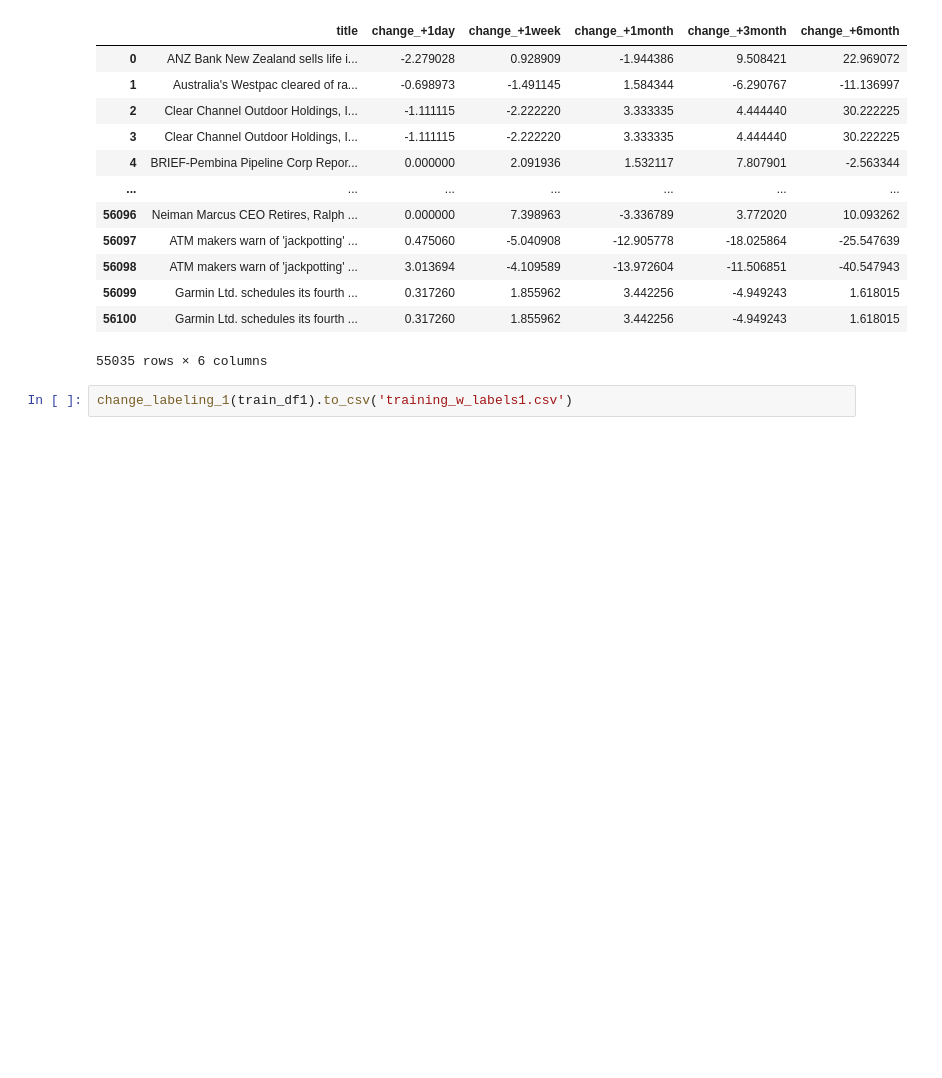
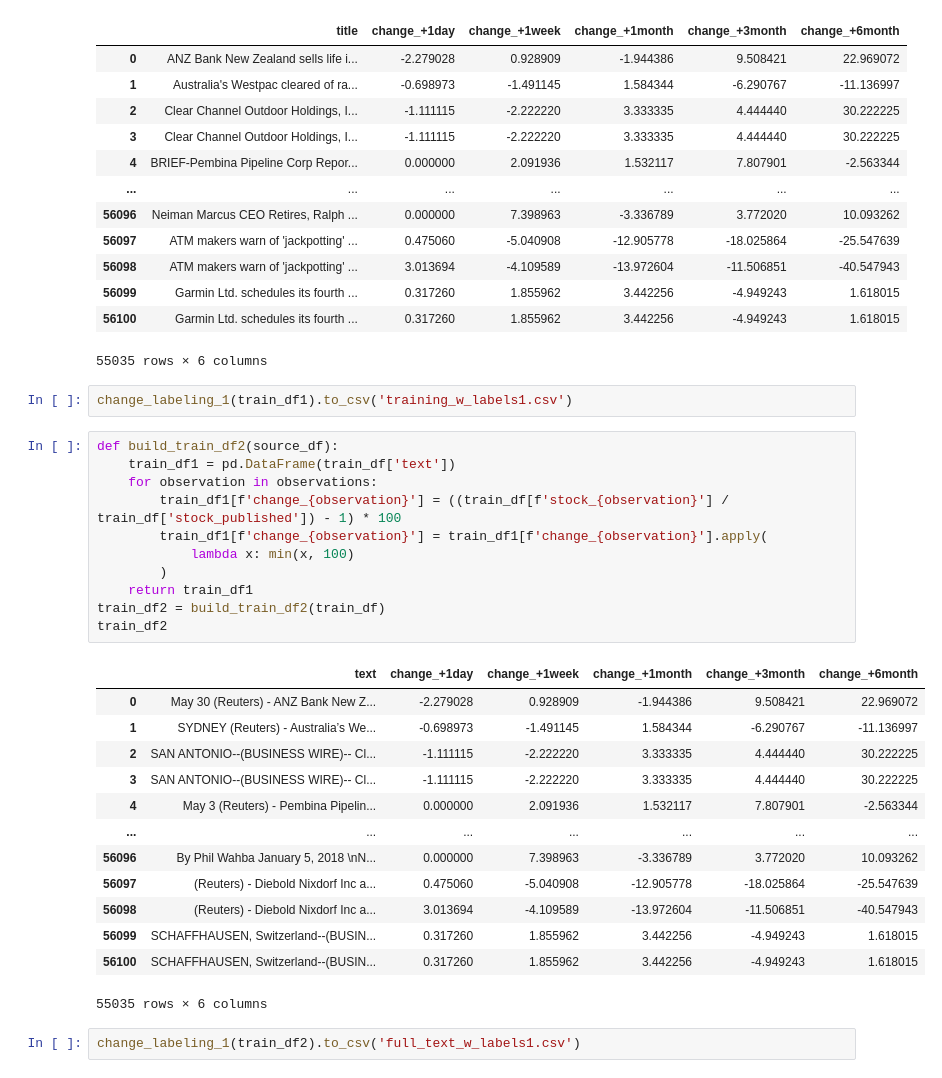
Before and after one commit to koniferous22/aitalents-investoid, a Jupyter notebook: training/Training - samuel.ipynb, the cells around one changed output. Drawn from its saved outputs; the diff is of its cells as text; blank space fills up the shorter version.

Commit message:
Fulltext training data

```diff
--- a/training/Training - samuel.ipynb
+++ b/training/Training - samuel.ipynb
@@ -148,3 +148,30 @@ train_df1
 55035 rows × 6 columns
 # %%
 change_labeling_1(train_df1).to_csv('training_w_labels1.csv')
+# %%
+def build_train_df2(source_df):
+    train_df1 = pd.DataFrame(train_df['text'])
+    for observation in observations:
+        train_df1[f'change_{observation}'] = ((train_df[f'stock_{observation}'] / train_df['stock_published']) - 1) * 100
+        train_df1[f'change_{observation}'] = train_df1[f'change_{observation}'].apply(
+            lambda x: min(x, 100)
+        )
+    return train_df1
+train_df2 = build_train_df2(train_df)
+train_df2
+# %% [output]
+|  | text | change_+1day | change_+1week | change_+1month | change_+3month | change_+6month |
+| 0 | May 30 (Reuters) - ANZ Bank New Z... | -2.279028 | 0.928909 | -1.944386 | 9.508421 | 22.969072 |
+| 1 | SYDNEY (Reuters) - Australia’s We... | -0.698973 | -1.491145 | 1.584344 | -6.290767 | -11.136997 |
+| 2 | SAN ANTONIO--(BUSINESS WIRE)-- Cl... | -1.111115 | -2.222220 | 3.333335 | 4.444440 | 30.222225 |
+| 3 | SAN ANTONIO--(BUSINESS WIRE)-- Cl... | -1.111115 | -2.222220 | 3.333335 | 4.444440 | 30.222225 |
+| 4 | May 3 (Reuters) - Pembina Pipelin... | 0.000000 | 2.091936 | 1.532117 | 7.807901 | -2.563344 |
+| ... | ... | ... | ... | ... | ... | ... |
+| 56096 | By Phil Wahba January 5, 2018 \nN... | 0.000000 | 7.398963 | -3.336789 | 3.772020 | 10.093262 |
+| 56097 | (Reuters) - Diebold Nixdorf Inc a... | 0.475060 | -5.040908 | -12.905778 | -18.025864 | -25.547639 |
+| 56098 | (Reuters) - Diebold Nixdorf Inc a... | 3.013694 | -4.109589 | -13.972604 | -11.506851 | -40.547943 |
+| 56099 | SCHAFFHAUSEN, Switzerland--(BUSIN... | 0.317260 | 1.855962 | 3.442256 | -4.949243 | 1.618015 |
+| 56100 | SCHAFFHAUSEN, Switzerland--(BUSIN... | 0.317260 | 1.855962 | 3.442256 | -4.949243 | 1.618015 |
+55035 rows × 6 columns
+# %%
+change_labeling_1(train_df2).to_csv('full_text_w_labels1.csv')
```
